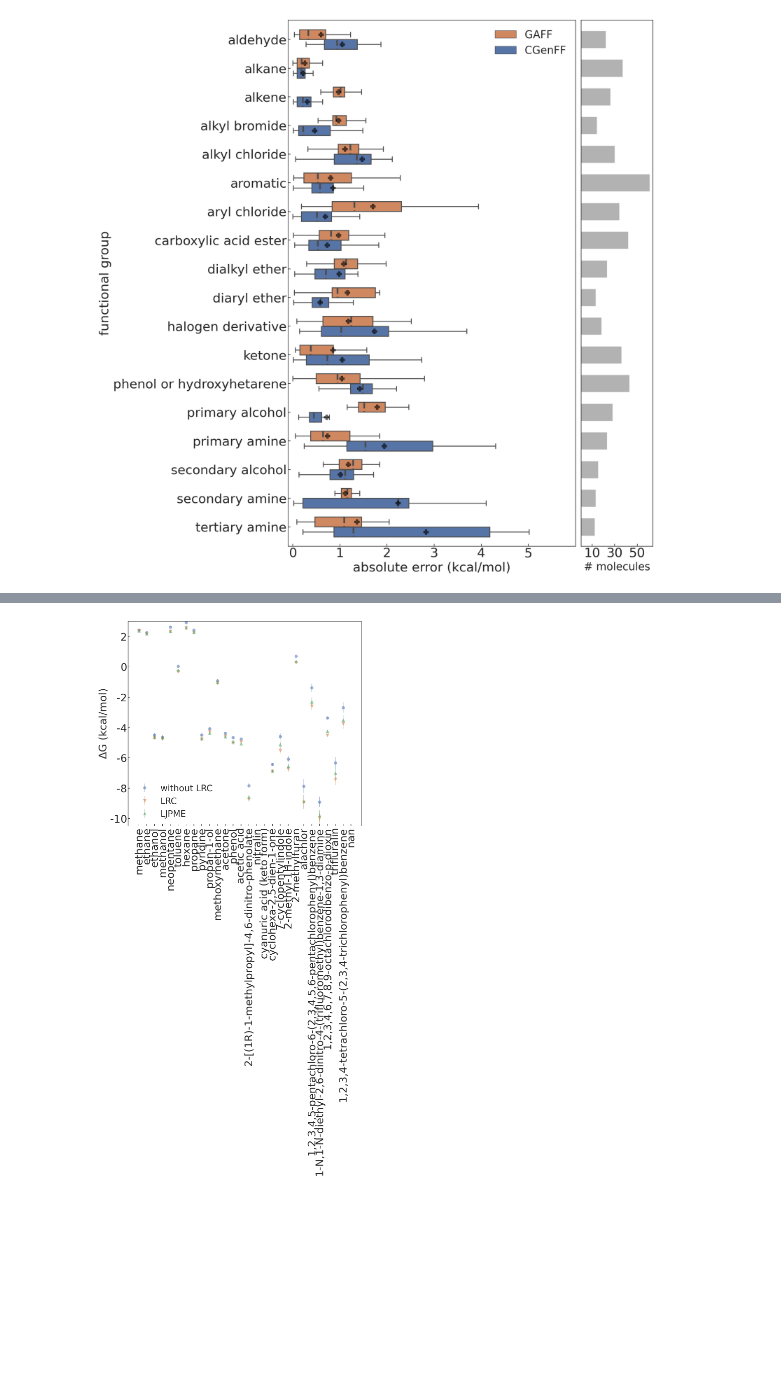
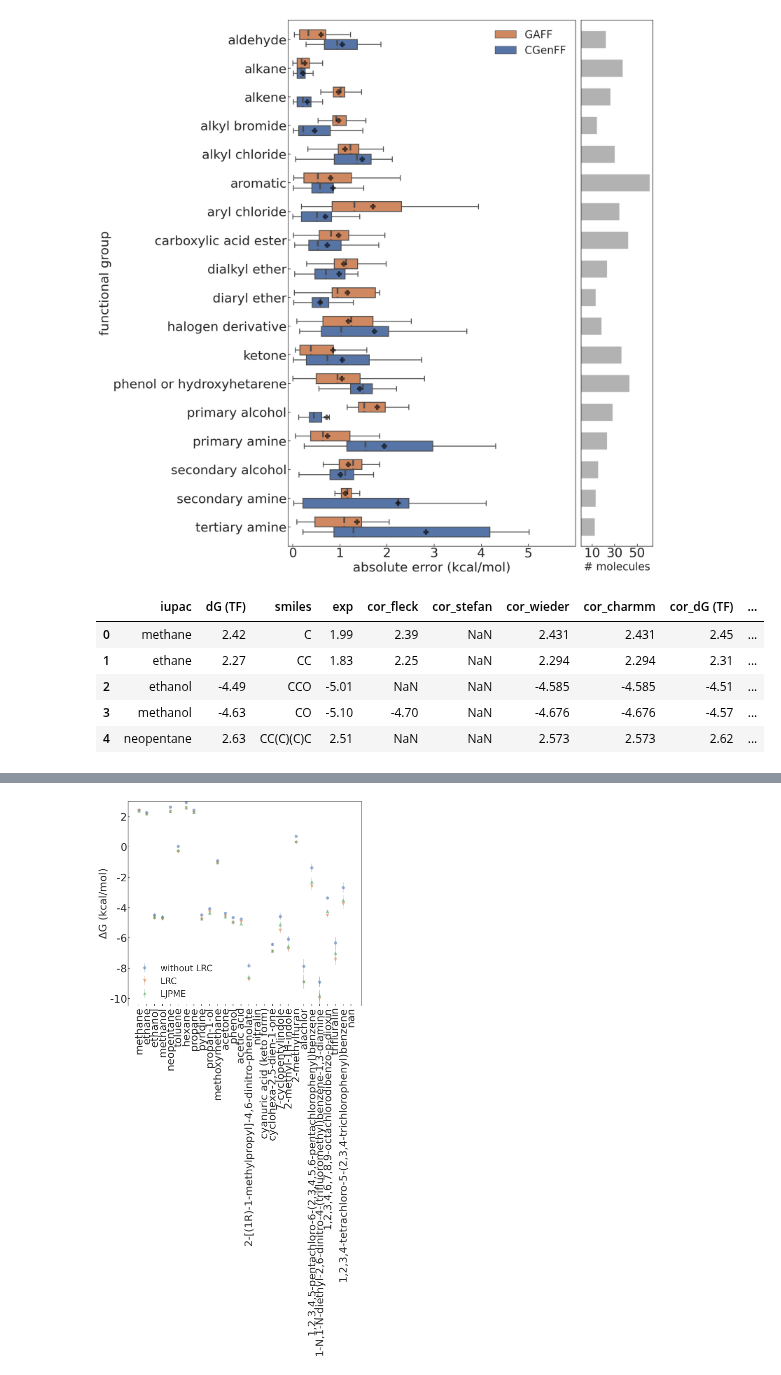
Before and after one commit to JohannesKarwou/notebooks, a Jupyter notebook: freeSolvSummary.ipynb, the cells around one changed output, grey strips where cells are left out. Saved outputs shown, nothing was run; the diff lists cells and outputs as text; code cells hidden in the pictures; blank space fills up the shorter version.

```diff
--- a/freeSolvSummary.ipynb
+++ b/freeSolvSummary.ipynb
@@ -693,0 +699,9 @@ subset = pd.read_csv(
+# %%
+subset.head()
+# %% [output]
+|  | iupac | dG (TF) | smiles | exp | cor_fleck | cor_stefan | cor_wieder | cor_charmm | cor_dG (TF) | ... |
+| 0 | methane | 2.42 | C | 1.99 | 2.39 | NaN | 2.431 | 2.431 | 2.45 | ... |
+| 1 | ethane | 2.27 | CC | 1.83 | 2.25 | NaN | 2.294 | 2.294 | 2.31 | ... |
+| 2 | ethanol | -4.49 | CCO | -5.01 | NaN | NaN | -4.585 | -4.585 | -4.51 | ... |
+| 3 | methanol | -4.63 | CO | -5.10 | -4.70 | NaN | -4.676 | -4.676 | -4.57 | ... |
+| 4 | neopentane | 2.63 | CC(C)(C)C | 2.51 | NaN | NaN | 2.573 | 2.573 | 2.62 | ... |
```
Also changed, not shown: parts of 10 cells of this notebook, 12 other files.
